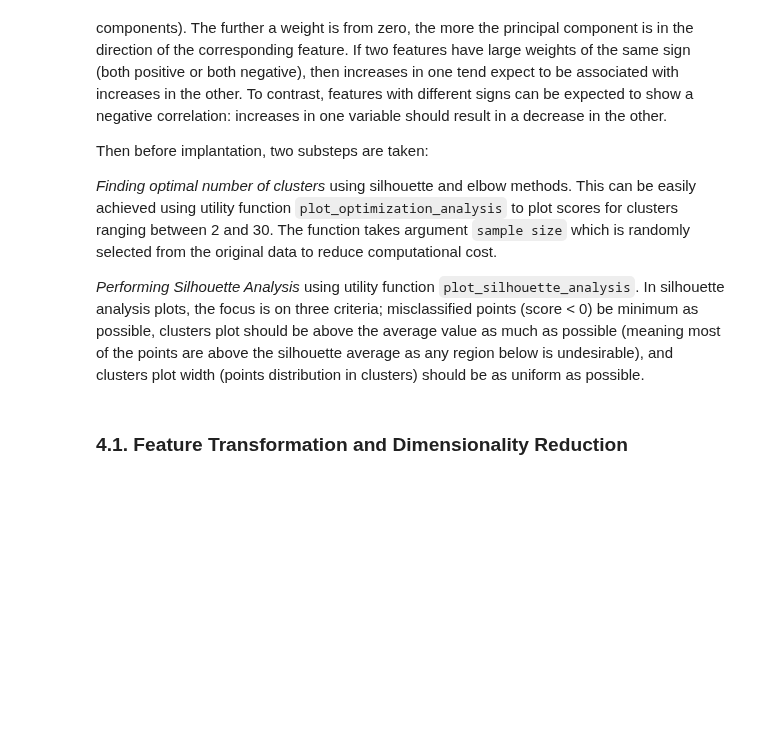
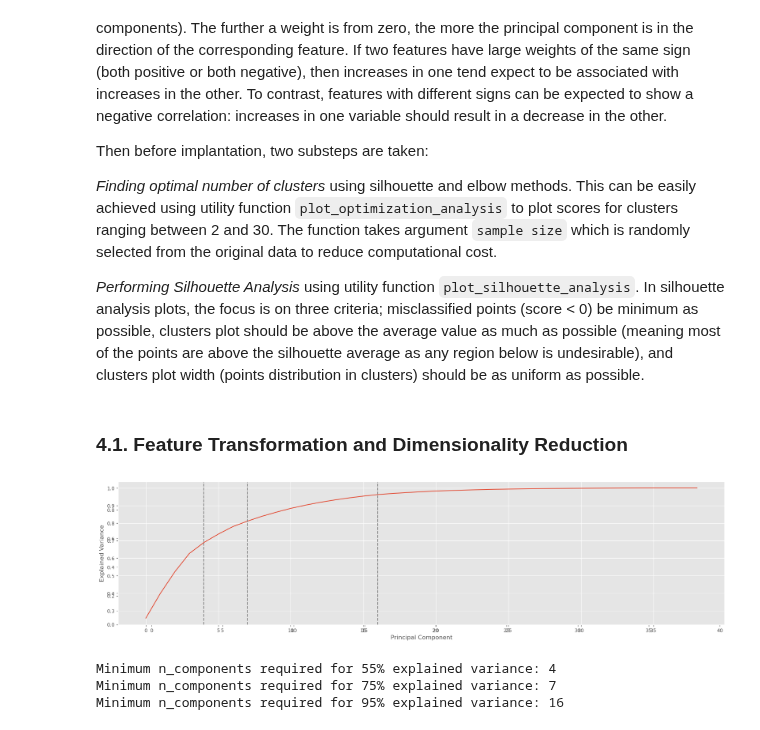
Before and after one commit to codeefy/Starbucks-Customer-Segmentation-, a Jupyter notebook: segmentation.ipynb, the cells around one changed output. Drawn from its saved outputs; the diff is of its cells as text; code cells hidden in the pictures; blank space fills up the shorter version.

```diff
--- a/segmentation.ipynb
+++ b/segmentation.ipynb
@@ -1003,3 +1003,46 @@ _Finding optimal number of clusters_ using silhouette and elbow methods. This ca
 _Performing Silhouette Analysis_ using utility function `plot_silhouette_analysis`. In silhouette analysis plots, the focus is on three criteria; misclassified points (score < 0) be minimum as possible, clusters plot should be above the average value as much as possible (meaning most of the points are above the silhouette average as any region below is undesirable), and clusters plot width (points distribution in clusters) should be as uniform as possible.
 # %% [markdown]
 ### 4.1. Feature Transformation and Dimensionality Reduction
+# %%
+# Apply PowerTransformer and PCA to data
+
+# Instantiate transformers object
+est = PowerTransformer()
+pca = PCA()
+
+# Store transformation result in dataframe
+coe_pca = pd.DataFrame(
+    pca.fit_transform(est.fit_transform(coe)),
+    columns=coe.columns, index=coe.index)
+# %%
+# Investigate the variance accounted for by each principal component
+
+fig = plt.figure(figsize=(17,4))
+
+ax1 = fig.add_axes([0,0,1,1])
+ax1.bar(range(len(pca.explained_variance_ratio_)), pca.explained_variance_ratio_)
+
+ax2 = fig.add_axes([0,0,1,1])
+ax2.plot(np.cumsum(pca.explained_variance_ratio_))
+
+ev_list = [0.55, 0.75, 0.95]
+n_components_list = []
+
+for ev in ev_list:
+    n_components = min(np.where(np.cumsum(pca.explained_variance_ratio_)>ev)[0]+1)
+    ax1.axhline(ev, linestyle='dashed', color='grey')
+    ax2.axvline(n_components, linestyle='dashed', color='grey')
+    n_components_list.append(n_components)
+
+plt.xlabel("Principal Component")
+plt.ylabel("Explained Variance")
+
+plt.show()
+
+for ev, nc in zip(ev_list, n_components_list):
+    print(f'Minimum n_components required for {int(ev*100)}% explained variance: {nc}')
+# %% [output]
+[figure, added]
+Minimum n_components required for 55% explained variance: 4
+Minimum n_components required for 75% explained variance: 7
+Minimum n_components required for 95% explained variance: 16
```
Also changed, not shown: parts of 16 cells of this notebook.
